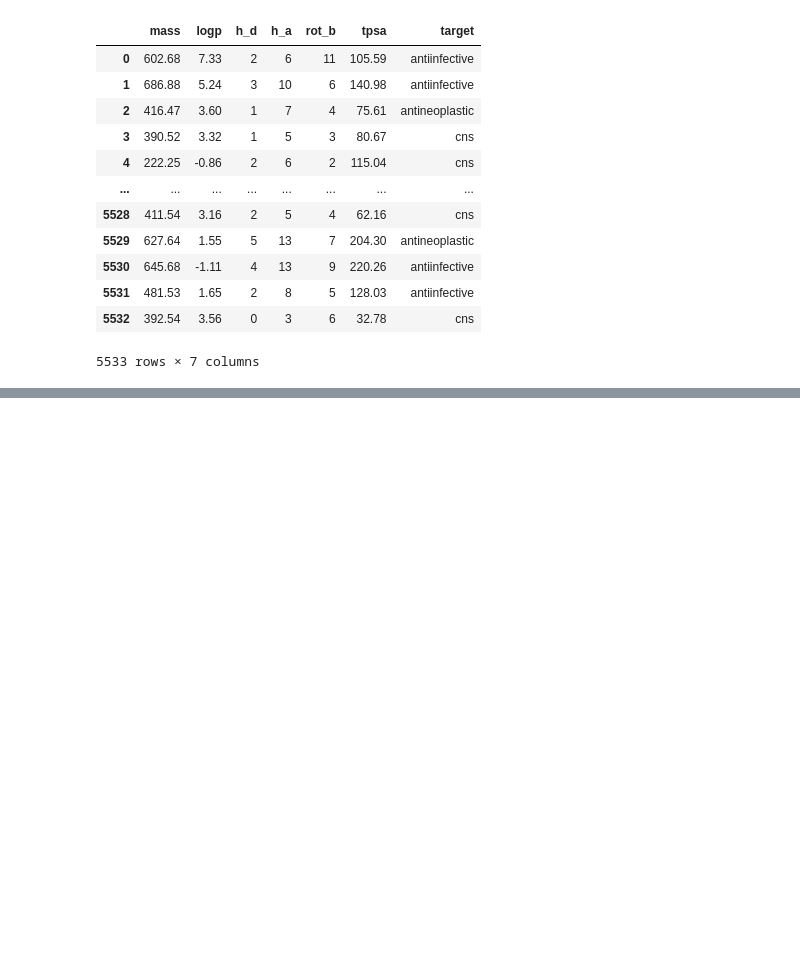
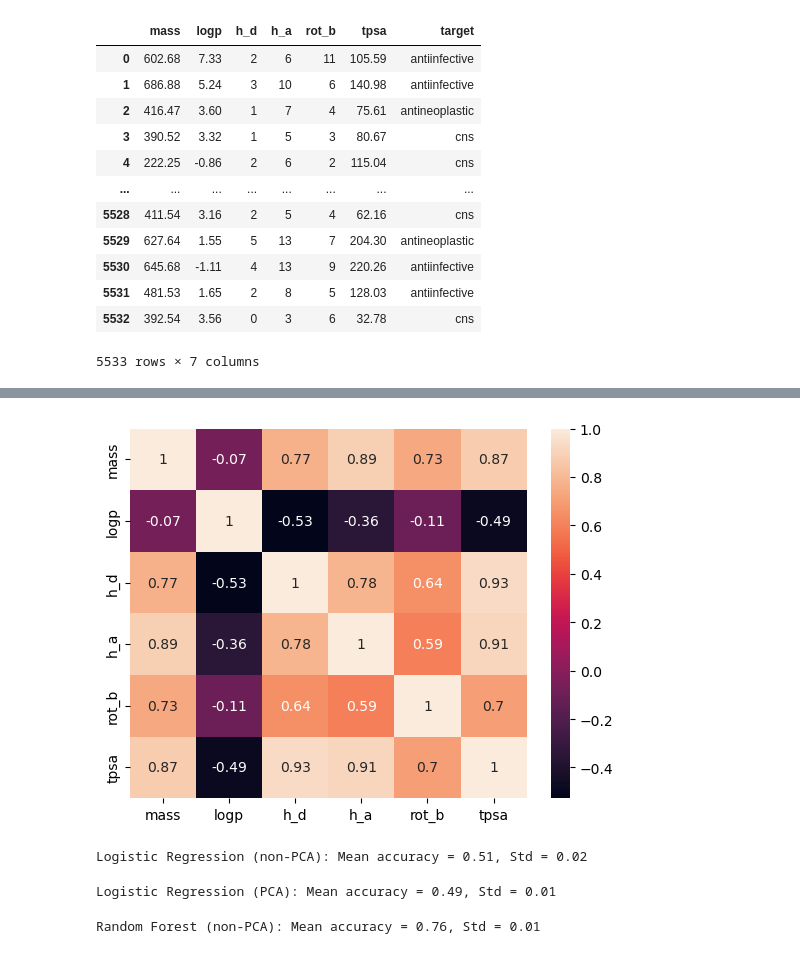
Before and after one commit to fkkarpinski/licencjat_git, a Jupyter notebook: notebook_drugs_prop.ipynb, the cells around one changed output, grey strips where cells are left out. Drawn from its saved outputs; the diff is of its cells as text; code cells hidden in the pictures; blank space fills up the shorter version.

```diff
--- a/notebook_drugs_prop.ipynb
+++ b/notebook_drugs_prop.ipynb
@@ -44,0 +43,5 @@ plt.show()
+# %%
+sns.heatmap(df.corr(numeric_only=True), annot=True)
+plt.show()
+# %% [output]
+[figure, added]
@@ -44,0 +67,23 @@ plt.show()
+# %%
+from sklearn.linear_model import LogisticRegression
+from sklearn.metrics import accuracy_score
+
+LR = LogisticRegression(max_iter=1000)
+LR_scores = cross_val_score(LR, X_train_scaled, y_train, cv=5)
+print(f"Logistic Regression (non-PCA): Mean accuracy = {LR_scores.mean():.2f}, Std = {LR_scores.std():.2f}")
+# %% [output]
+Logistic Regression (non-PCA): Mean accuracy = 0.51, Std = 0.02
+# %%
+LR_pca = LogisticRegression(max_iter=1000)
+LR_pca_scores = cross_val_score(LR_pca, X_train_pca, y_train, cv=5)
+print(f"Logistic Regression (PCA): Mean accuracy = {LR_pca_scores.mean():.2f}, Std = {LR_pca_scores.std():.2f}")
+# %% [output]
+Logistic Regression (PCA): Mean accuracy = 0.49, Std = 0.01
+# %%
+from sklearn.ensemble import RandomForestClassifier
+
+RFclf = RandomForestClassifier(random_state=8)
+RFclf_scores = cross_val_score(RFclf, X_train_scaled, y_train, cv=5)
+print(f"Random Forest (non-PCA): Mean accuracy = {RFclf_scores.mean():.2f}, Std = {RFclf_scores.std():.2f}")
+# %% [output]
+Random Forest (non-PCA): Mean accuracy = 0.76, Std = 0.01
```
Also changed, not shown: parts of 18 cells of this notebook.
